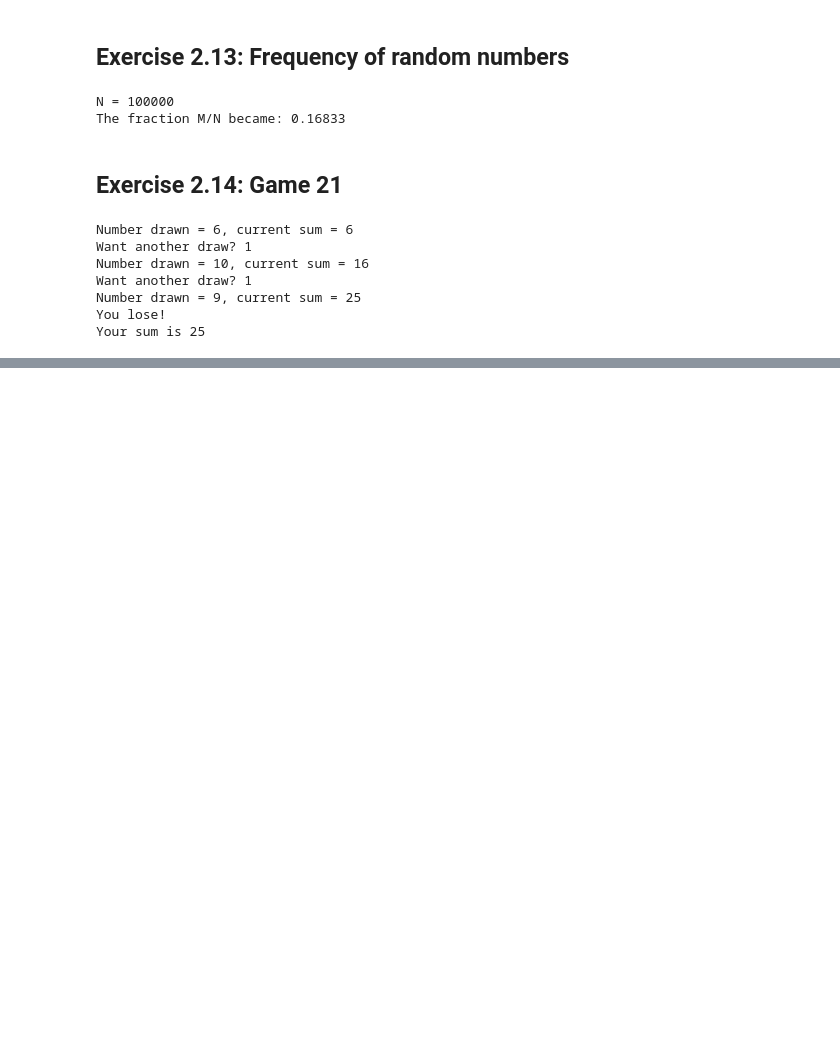
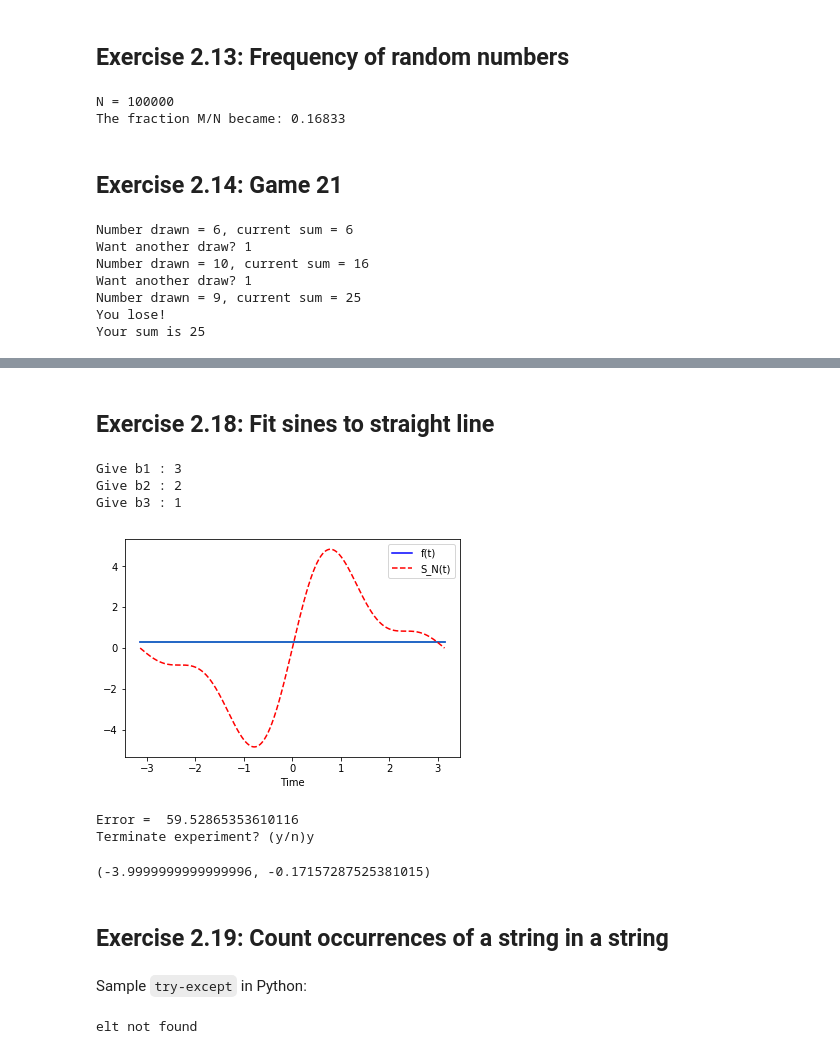
Before and after one commit to VincentTam/Julia1718, a Jupyter notebook: prog4comp/ch02.ipynb, the cells around one changed output, grey strips where cells are left out. Cells and saved outputs as stored; diff of their text form; code cells hidden in the pictures; blank space fills up the shorter version.

```diff
--- a/prog4comp/ch02.ipynb
+++ b/prog4comp/ch02.ipynb
@@ -429,0 +542,75 @@ Your sum is 25
+# %% [markdown]
+## Exercise 2.18: Fit sines to straight line
+# %%
+# from numpy import *
+import matplotlib.pyplot as plt
+
+def sinesum(t, b):  # part(a)
+    N = len(b)
+    sNt = zeros(len(t))
+    for n in range(1, N+1):
+        sNt += b[n-1] * np.sin(n*t)
+    return sNt
+
+def test_sinesum():  # part (b)
+    t = np.array([-pi/2, pi/4])
+    b = np.array([4, -3])
+    print sinesum(t, b)
+
+def plot_compare(b, f, N, M):  # part (c)
+    time = linspace(left_end, right_end, M)
+    vf = vectorize(f)
+    y = vf(time)
+    S = sinesum(time, b)
+    plt.plot(time, y, 'b-', label = 'f(t)')
+    plt.plot(time, y)
+    plt.plot(time, S, 'r--', label = 'S_N(t)')
+    plt.xlabel('Time')
+    plt.legend()
+    plt.show()
+
+def error(b, f, M):  # part (d)
+    time = linspace(-pi, pi, M)
+    vf = vectorize(f)
+    y = vf(time)
+    S = sinesum(time, b)
+    return np.linalg.norm(y - S)
+
+def trial(f,N):  # part (e)
+    M = 500
+    one_more = True
+    while one_more:
+        b = np.zeros(N)
+        for i in range(N):
+            text = 'Give b' + str(i+1) + ' : '
+            b[i] = input(text)
+        plot_compare(b, f, N, M)
+        print "Error = ", error(b, f, M)
+        one_more = raw_input("Terminate experiment? (y/n) ") == 'n'
+
+left_end, right_end = -pi, pi
+f = lambda t: 1/pi
+trial(f, 3)
+# %% [output]
+Give b1 : 3
+Give b2 : 2
+Give b3 : 1
+[figure, added]
+Error =  59.52865353610116
+Terminate experiment? (y/n)y
+# %%
+4*sin(-pi/2)-3*sin(-pi), 4*sin(pi/4)-3*sin(pi/2)  # Manual verification
+# %% [output]
+(-3.9999999999999996, -0.17157287525381015)
+# %% [markdown]
+## Exercise 2.19: Count occurrences of a string in a string
+# %% [markdown]
+Sample `try-except` in Python:
+# %%
+gene = 'AGTCAATGGAATAGGCCAAGCGAATATTTGGGCTACCA'
+try:
+    print gene.index('Z')
+except:
+    print "elt not found"
+# %% [output]
+elt not found
```
Also changed, not shown: parts of 10 cells of this notebook.
